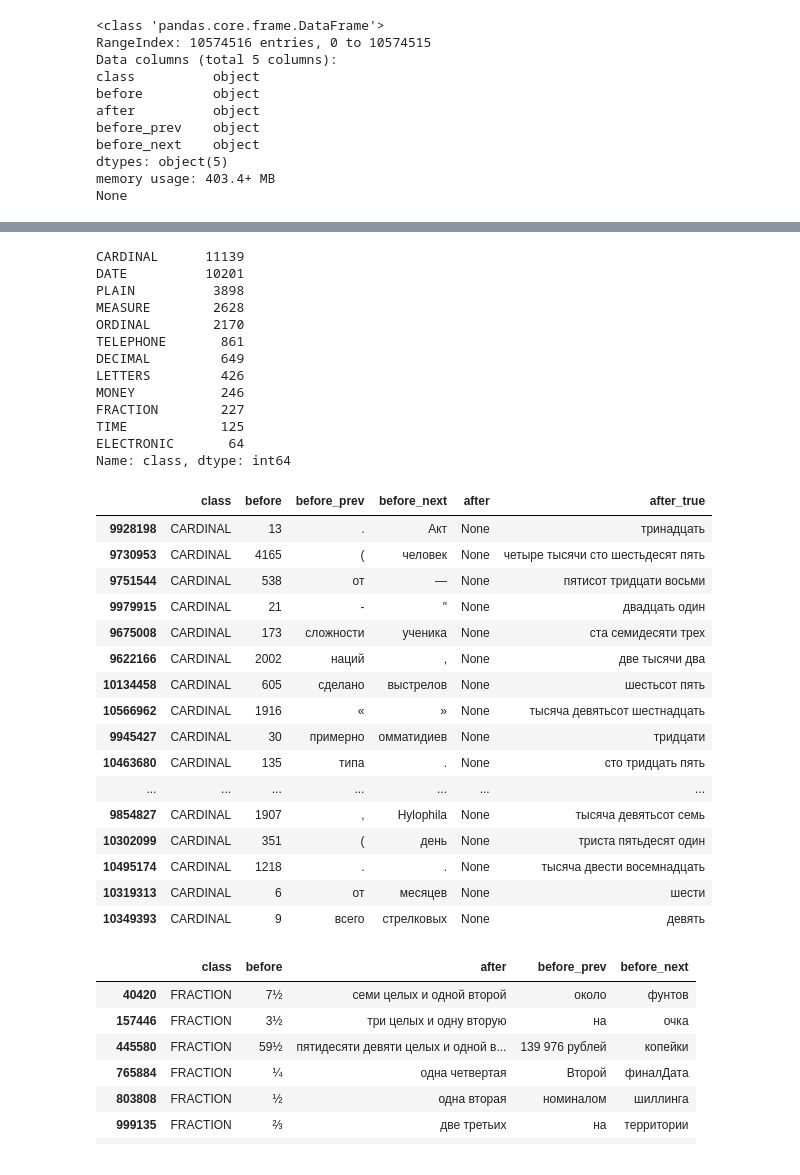
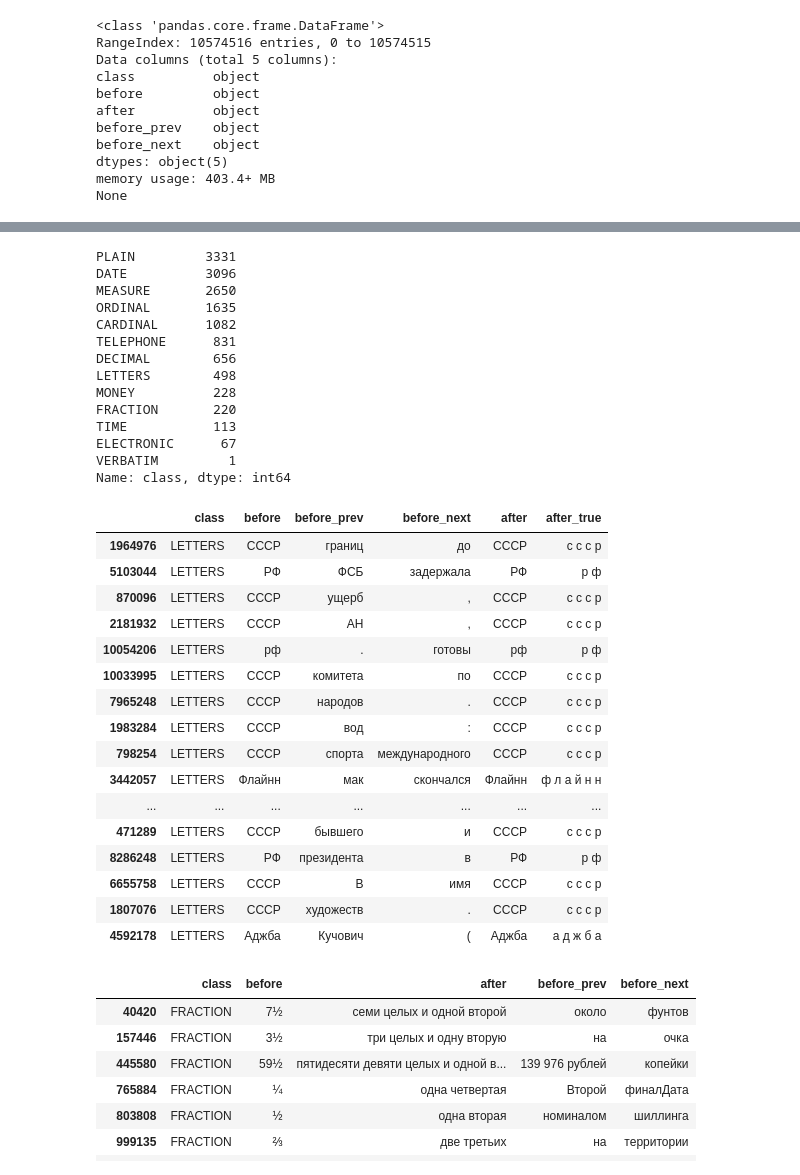
Before and after one commit to rumbok/kaggle_google_text_norm, a Jupyter notebook: pipeline.ipynb, the cells around one changed output, grey strips where cells are left out. Drawn from its saved outputs; the diff is of its cells as text; code cells hidden in the pictures.

Commit message:
+ attention transliteration model, changes in pipeline

```diff
--- a/pipeline.ipynb
+++ b/pipeline.ipynb
@@ -45,18 +34,24 @@ y_test = df['after'].tail(test_size)
+# %%
+x_train, x_test, y_train, y_test = train_test_split(df.drop(['after'], axis=1), df['after'], test_size=0.1, random_state=2017)
+#x_test.drop(['class'], axis=1, inplace=True)
 # %%
 transform_chain = ScoredChain([
+    # ('class', AddClassTransformer('models/class.model.train_1190428_0.00101_0.3_500_6')),
+    ('digit', DigitTransformer()),
     ('dash', DashTransformer()),
-    ('digit', DigitTransformer()),
     ('punсt', DictClassTransformer(u'PUNCT', 1.0)),
     ('verbatim', DictClassTransformer(u'VERBATIM', 1.0)),
     ('self', SelfTransformer(threshold=0.5, modelpath='models/self.model.train_9517064_0.00117_0.3_500_6')),
     ('dict_nbhd', DictNBHDTransformer(0.5)),
     ('letters', LettersTransformer()),
+    ('date', DictClassTransformer(u'DATE', 0.5)),
+    ('cardinal', DictClassTransformer(u'CARDINAL', 0.5)),
     # ('dict', DictTransformer(0.5)),
     ('translit', SimpleTransliterator('cyrtranslit')),
     # ('flat', FlatTransformer())
 ], metrics=[
-    ('tp', lambda X: np.mean((X["after"] == y_test))),
-    ('fp', lambda X: np.mean((X["after"].notnull()) & ~(X["after"] == y_test)))
+    ('tp', lambda X: np.mean((X["after"] == y_test)) if 'after' in X.columns else 0.0),
+    ('fp', lambda X: np.mean((X["after"].notnull()) & ~(X["after"] == y_test)) if 'after' in X.columns else 0.0)
 ])
 predicted_val = transform_chain.fit(x_train, y_train)
 predicted = transform_chain.transform(x_test)
@@ -103,39 +99,40 @@ Name: class, dtype: int64
 # %%
 predicted[(predicted["after"].isnull())]['class'].value_counts()
 # %% [output]
-CARDINAL      11139
-DATE          10201
-PLAIN          3898
-MEASURE        2628
-ORDINAL        2170
-TELEPHONE       861
-DECIMAL         649
-LETTERS         426
-MONEY           246
-FRACTION        227
-TIME            125
-ELECTRONIC       64
+PLAIN         3331
+DATE          3096
+MEASURE       2650
+ORDINAL       1635
+CARDINAL      1082
+TELEPHONE      831
+DECIMAL        656
+LETTERS        498
+MONEY          228
+FRACTION       220
+TIME           113
+ELECTRONIC      67
+VERBATIM         1
 Name: class, dtype: int64
 # %%
-predicted[~(predicted["after"] == y_test) & (predicted["after"].isnull()) & (predicted['class']=='PLAIN')].assign(after_true=y_test).sample(20)
+predicted[~(predicted["after"] == y_test) & ~(predicted["after"].isnull()) & (predicted['class']=='LETTERS')].assign(after_true=y_test).sample(20)
 # %% [output]
 |  | class | before | before_prev | before_next | after | after_true |
-| 9928198 | CARDINAL | 13 | . | Акт | None | тринадцать |
-| 9730953 | CARDINAL | 4165 | ( | человек | None | четыре тысячи сто шестьдесят пять |
-| 9751544 | CARDINAL | 538 | от | — | None | пятисот тридцати восьми |
-| 9979915 | CARDINAL | 21 | - | " | None | двадцать один |
-| 9675008 | CARDINAL | 173 | сложности | ученика | None | ста семидесяти трех |
-| 9622166 | CARDINAL | 2002 | наций | , | None | две тысячи два |
-| 10134458 | CARDINAL | 605 | сделано | выстрелов | None | шестьсот пять |
-| 10566962 | CARDINAL | 1916 | « | » | None | тысяча девятьсот шестнадцать |
-| 9945427 | CARDINAL | 30 | примерно | омматидиев | None | тридцати |
-| 10463680 | CARDINAL | 135 | типа | . | None | сто тридцать пять |
+| 1964976 | LETTERS | СССР | границ | до | СССР | с с с р |
+| 5103044 | LETTERS | РФ | ФСБ | задержала | РФ | р ф |
+| 870096 | LETTERS | СССР | ущерб | , | СССР | с с с р |
+| 2181932 | LETTERS | СССР | АН | , | СССР | с с с р |
+| 10054206 | LETTERS | рф | . | готовы | рф | р ф |
+| 10033995 | LETTERS | СССР | комитета | по | СССР | с с с р |
+| 7965248 | LETTERS | СССР | народов | . | СССР | с с с р |
+| 1983284 | LETTERS | СССР | вод | : | СССР | с с с р |
+| 798254 | LETTERS | СССР | спорта | международного | СССР | с с с р |
+| 3442057 | LETTERS | Флайнн | мак | скончался | Флайнн | ф л а й н н |
 | ... | ... | ... | ... | ... | ... | ... |
-| 9854827 | CARDINAL | 1907 | , | Hylophila | None | тысяча девятьсот семь |
-| 10302099 | CARDINAL | 351 | ( | день | None | триста пятьдесят один |
-| 10495174 | CARDINAL | 1218 | . | . | None | тысяча двести восемнадцать |
-| 10319313 | CARDINAL | 6 | от | месяцев | None | шести |
-| 10349393 | CARDINAL | 9 | всего | стрелковых | None | девять |
+| 471289 | LETTERS | СССР | бывшего | и | СССР | с с с р |
+| 8286248 | LETTERS | РФ | президента | в | РФ | р ф |
+| 6655758 | LETTERS | СССР | В | имя | СССР | с с с р |
+| 1807076 | LETTERS | СССР | художеств | . | СССР | с с с р |
+| 4592178 | LETTERS | Аджба | Кучович | ( | Аджба | а д ж б а |
 # %%
 df[~(df['before'].str.match('^-?\d*\s?\d*\s?\/\s?\d+\s?\d*$')) & (df['class'] == 'FRACTION')]
 # %% [output]
```
Also changed, not shown: parts of 5 cells of this notebook, 21 other files.
